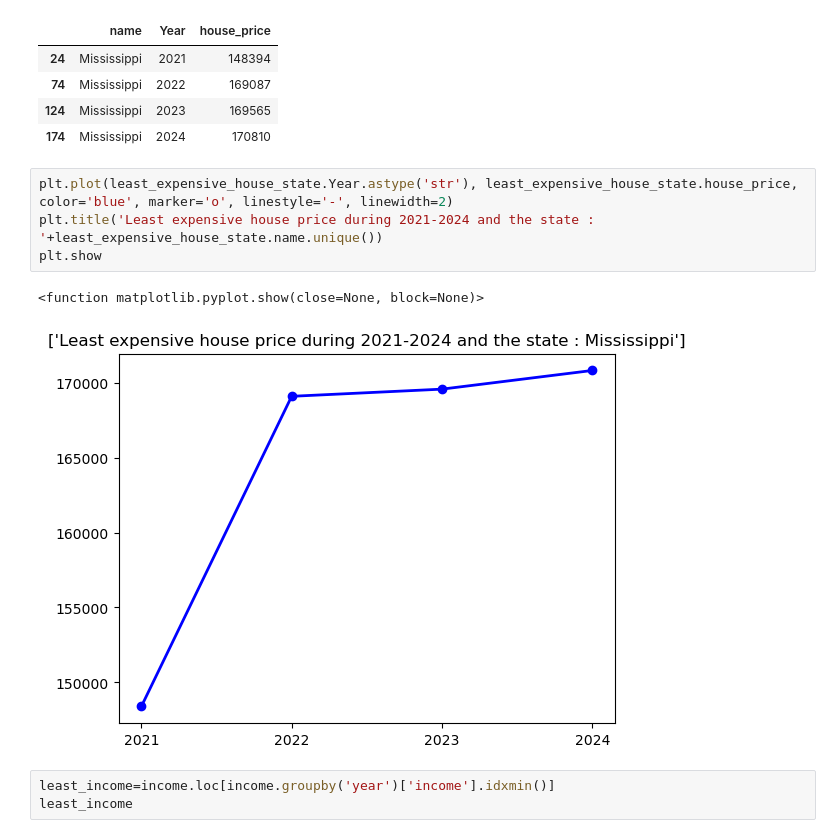
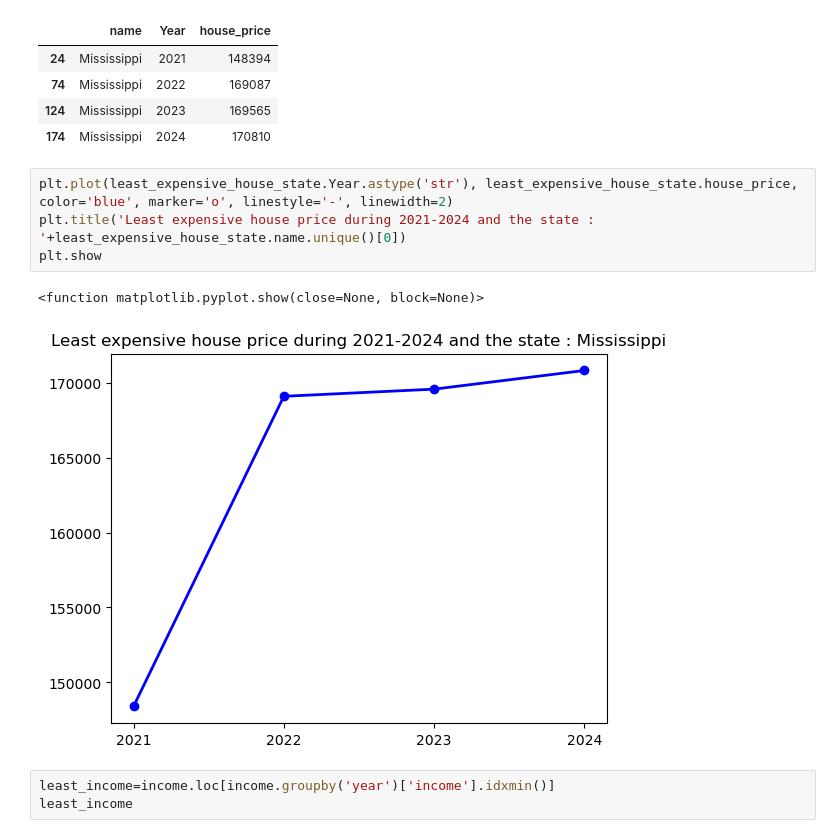
Before and after one commit to OBULI20/nss_capstone, a Jupyter notebook: notebook/Housing.ipynb, the cells around one changed output. Drawn from its saved outputs; the diff is of its cells as text.

```diff
--- a/notebook/Housing.ipynb
+++ b/notebook/Housing.ipynb
@@ -292,11 +292,11 @@ least_expensive_house_state
 | 174 | Mississippi | 2024 | 170810 |
 # %%
 plt.plot(least_expensive_house_state.Year.astype('str'), least_expensive_house_state.house_price, color='blue', marker='o', linestyle='-', linewidth=2)
-plt.title('Least expensive house price during 2021-2024 and the state : '+least_expensive_house_state.name.unique())
+plt.title('Least expensive house price during 2021-2024 and the state : '+least_expensive_house_state.name.unique()[0])
 plt.show
 # %% [output]
 <function matplotlib.pyplot.show(close=None, block=None)>
-[figure, old version]
+[figure, new version]
 # %%
 least_income=income.loc[income.groupby('year')['income'].idxmin()]
 least_income
```
Also changed, not shown: parts of 2 cells of this notebook, 1 other file.
